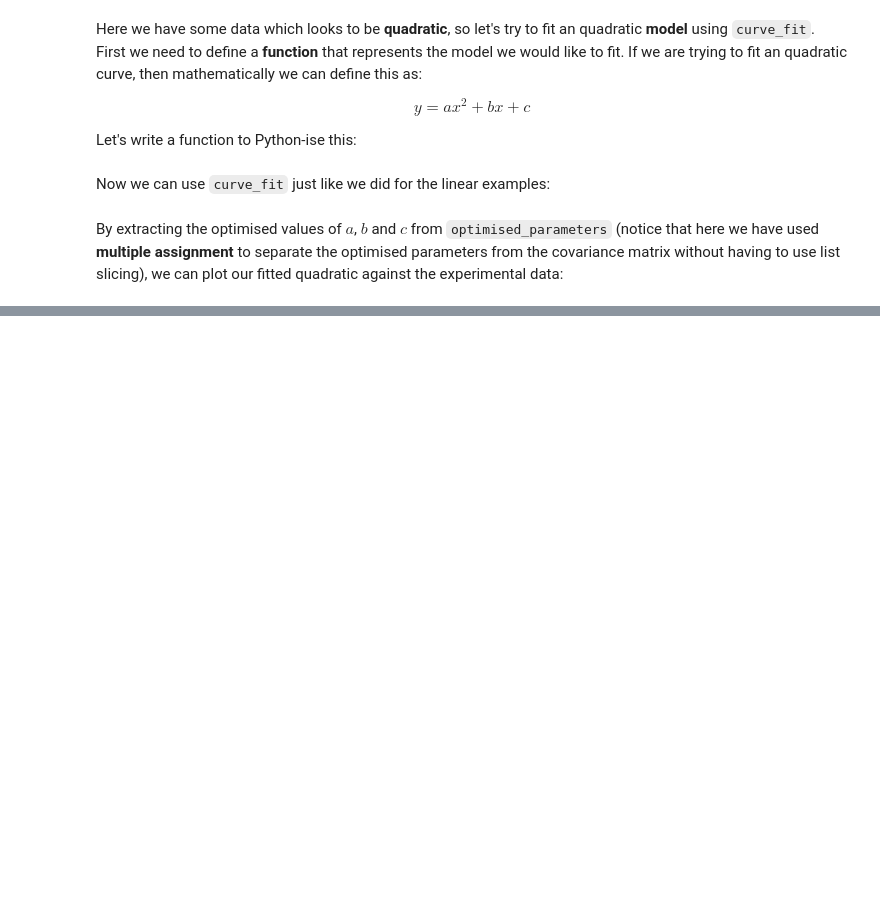
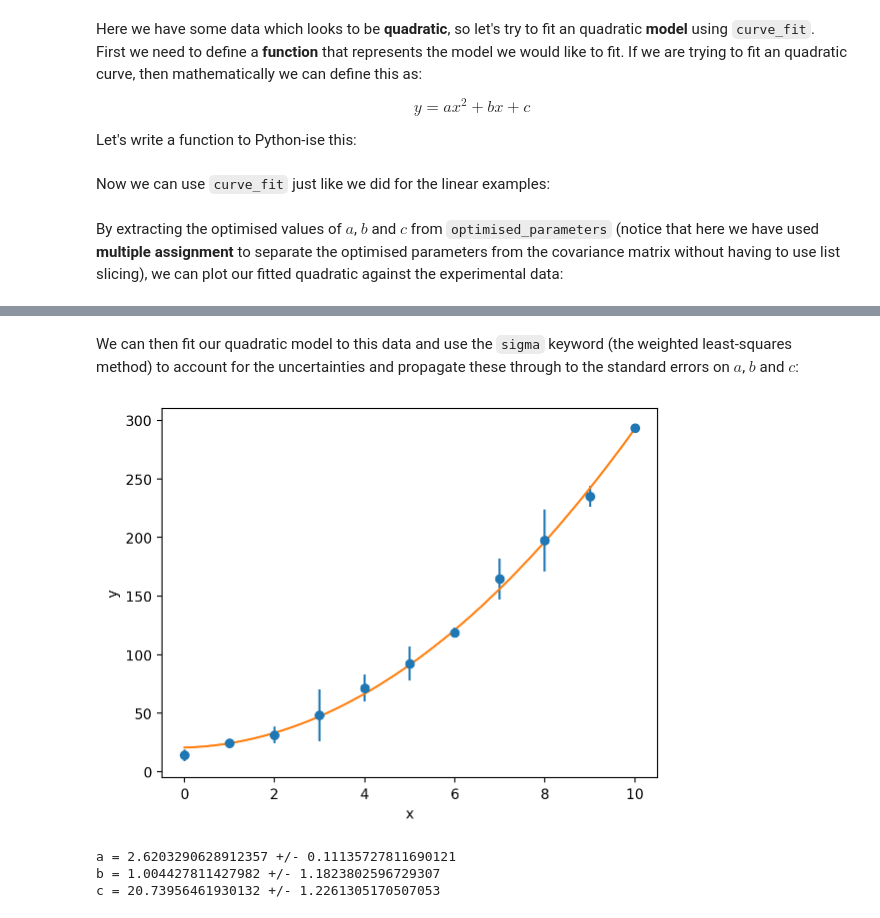
Before and after one commit to pythoninchemistry/ch12004, a Jupyter notebook: _sources/lab_6/non_linear_regression.ipynb, the cells around one changed output, grey strips where cells are left out. Drawn from its saved outputs; the diff is of its cells as text; code cells hidden in the pictures; blank space fills up the shorter version.

```diff
--- a/_sources/lab_6/non_linear_regression.ipynb
+++ b/_sources/lab_6/non_linear_regression.ipynb
@@ -76,0 +93,26 @@ a = 6.957476170749235 +/- 11.34835905873691
+# %% [markdown]
+We can then fit our quadratic model to this data and use the `sigma` keyword (the weighted least-squares method) to account for the uncertainties and propagate these through to the standard errors on $a$, $b$ and $c$:
+# %%
+optimised_parameters, covariance_matrix = curve_fit(quadratic, x, y, sigma=y_err)
+a, b, c = optimised_parameters
+y_model = quadratic(x_model, a, b, c)
+
+plt.errorbar(x, y, y_err, fmt='o', label='Experimental data')
+plt.plot(x_model, y_model, label='Quadratic model')
+plt.xlabel('x')
+plt.ylabel('y')
+
+plt.show()
+
+a_error = np.sqrt(covariance_matrix[0,0])
+b_error = np.sqrt(covariance_matrix[1,1])
+c_error = np.sqrt(covariance_matrix[2,2])
+
+print(f'a = {a} +/- {a_error}')
+print(f'b = {b} +/- {b_error}')
+print(f'c = {c} +/- {c_error}')
+# %% [output]
+[figure, added]
+a = 2.6203290628912357 +/- 0.11135727811690121
+b = 1.004427811427982 +/- 1.1823802596729307
+c = 20.73956461930132 +/- 1.2261305170507053
```
Also changed, not shown: parts of 19 cells of this notebook, 24 other files.
